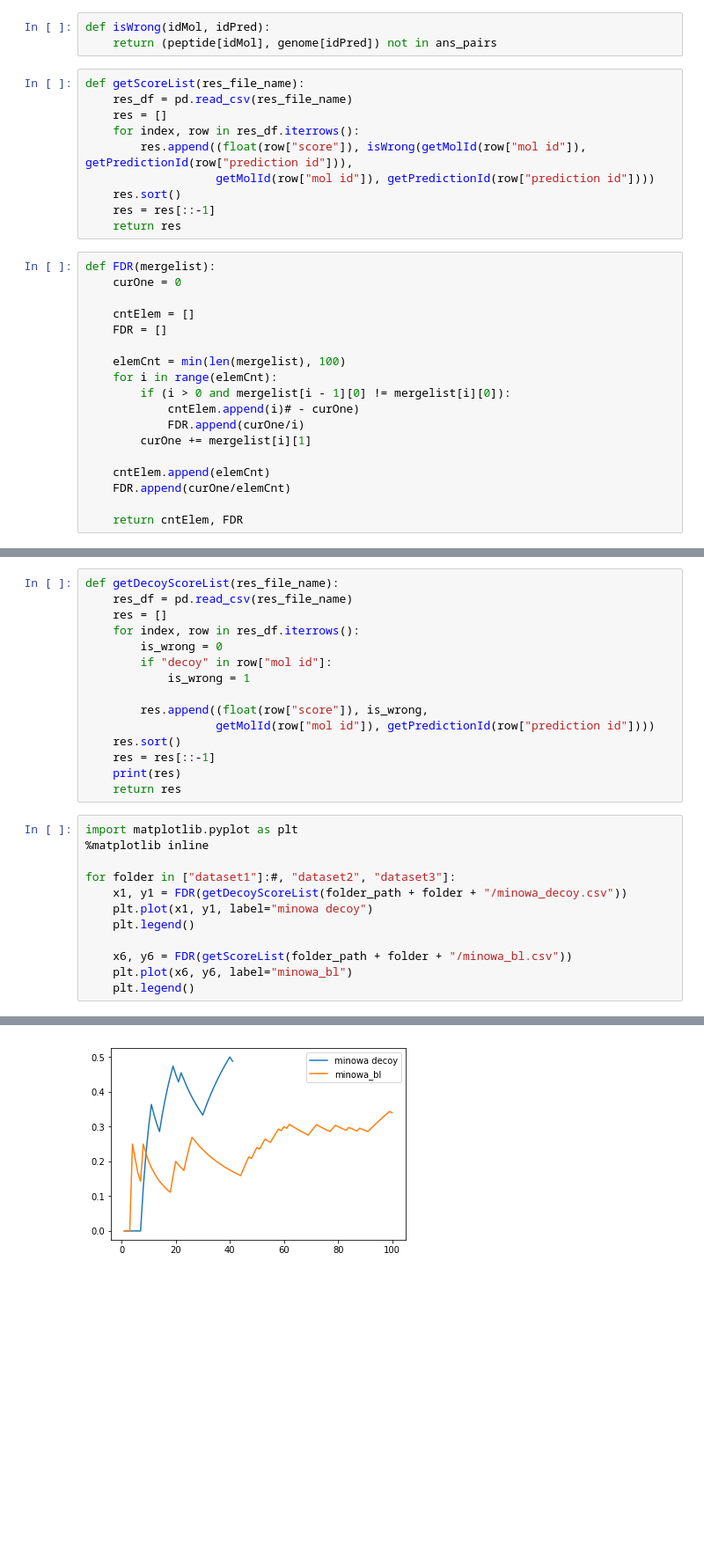
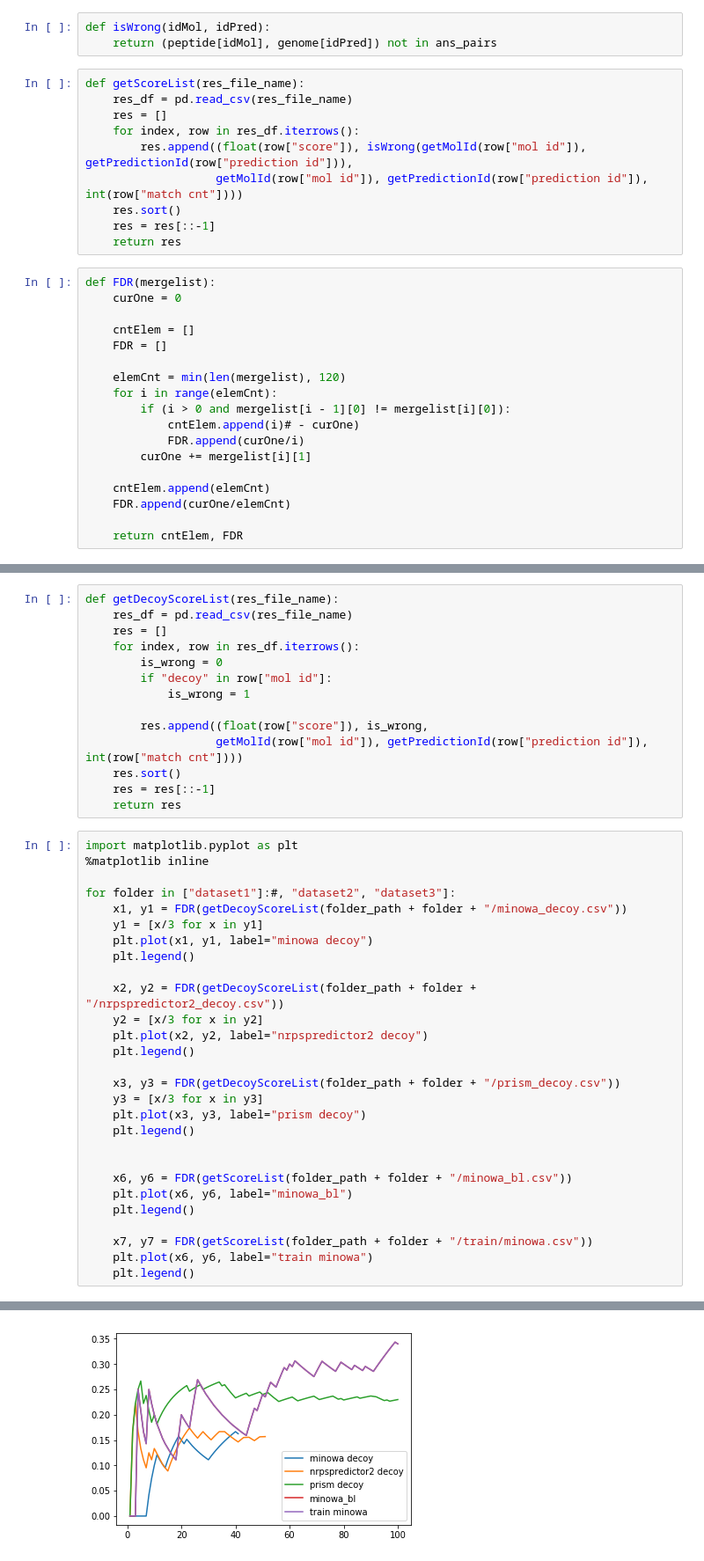
Before and after one commit to ablab/nerpa, a Jupyter notebook: scripts/res_compare.ipynb, the cells around one changed output, grey strips where cells are left out. Shown at 88% size. Saved outputs shown, nothing was run; the diff lists cells and outputs as text; blank space fills up the shorter version.

```diff
--- a/scripts/res_compare.ipynb
+++ b/scripts/res_compare.ipynb
@@ -49,7 +49,7 @@ def getScoreList(res_file_name):
     res = []
     for index, row in res_df.iterrows():
         res.append((float(row["score"]), isWrong(getMolId(row["mol id"]), getPredictionId(row["prediction id"])),
-                   getMolId(row["mol id"]), getPredictionId(row["prediction id"])))
+                   getMolId(row["mol id"]), getPredictionId(row["prediction id"]), int(row["match cnt"])))
     res.sort()
     res = res[::-1]
     return res
@@ -60,7 +60,7 @@ def FDR(mergelist):
     cntElem = []
     FDR = []
 
-    elemCnt = min(len(mergelist), 100)
+    elemCnt = min(len(mergelist), 120)
     for i in range(elemCnt):
         if (i > 0 and mergelist[i - 1][0] != mergelist[i][0]):
             cntElem.append(i)# - curOne)
@@ -161,10 +166,9 @@ def getDecoyScoreList(res_file_name):
             is_wrong = 1
 
         res.append((float(row["score"]), is_wrong,
-                   getMolId(row["mol id"]), getPredictionId(row["prediction id"])))
+                   getMolId(row["mol id"]), getPredictionId(row["prediction id"]), int(row["match cnt"])))
     res.sort()
     res = res[::-1]
-    print(res)
     return res
 # %%
 import matplotlib.pyplot as plt
@@ -172,10 +176,26 @@ import matplotlib.pyplot as plt
 
 for folder in ["dataset1"]:#, "dataset2", "dataset3"]:
     x1, y1 = FDR(getDecoyScoreList(folder_path + folder + "/minowa_decoy.csv"))
+    y1 = [x/3 for x in y1]
     plt.plot(x1, y1, label="minowa decoy")
     plt.legend()
+
+    x2, y2 = FDR(getDecoyScoreList(folder_path + folder + "/nrpspredictor2_decoy.csv"))
+    y2 = [x/3 for x in y2]
+    plt.plot(x2, y2, label="nrpspredictor2 decoy")
+    plt.legend()
+
+    x3, y3 = FDR(getDecoyScoreList(folder_path + folder + "/prism_decoy.csv"))
+    y3 = [x/3 for x in y3]
+    plt.plot(x3, y3, label="prism decoy")
+    plt.legend()
+
 
     x6, y6 = FDR(getScoreList(folder_path + folder + "/minowa_bl.csv"))
     plt.plot(x6, y6, label="minowa_bl")
     plt.legend()
+
+    x7, y7 = FDR(getScoreList(folder_path + folder + "/train/minowa.csv"))
+    plt.plot(x6, y6, label="train minowa")
+    plt.legend()
 # %% [output]
@@ -183,2 +202,2 @@ for folder in ["dataset1"]:#, "dataset2", "dataset3"]:
-[figure, old version]
+[figure, new version]
 # %%
```
Also changed, not shown: parts of 8 cells of this notebook, 10 other files.
